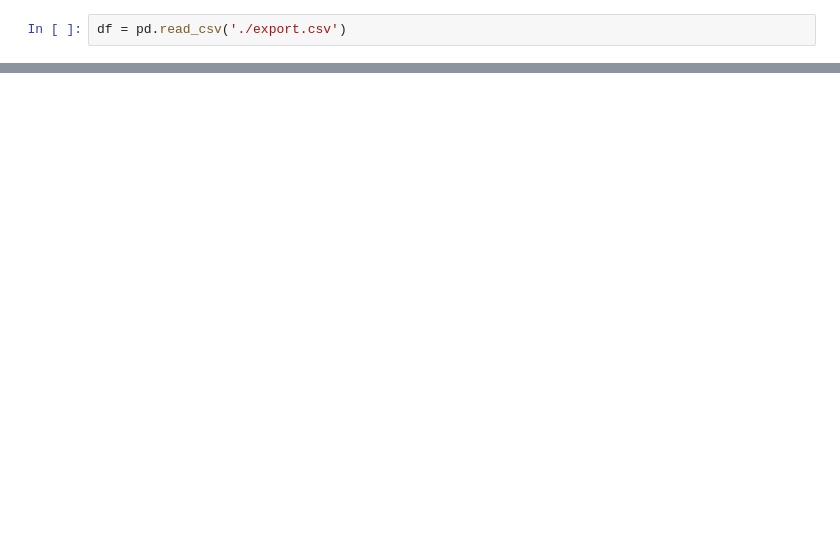
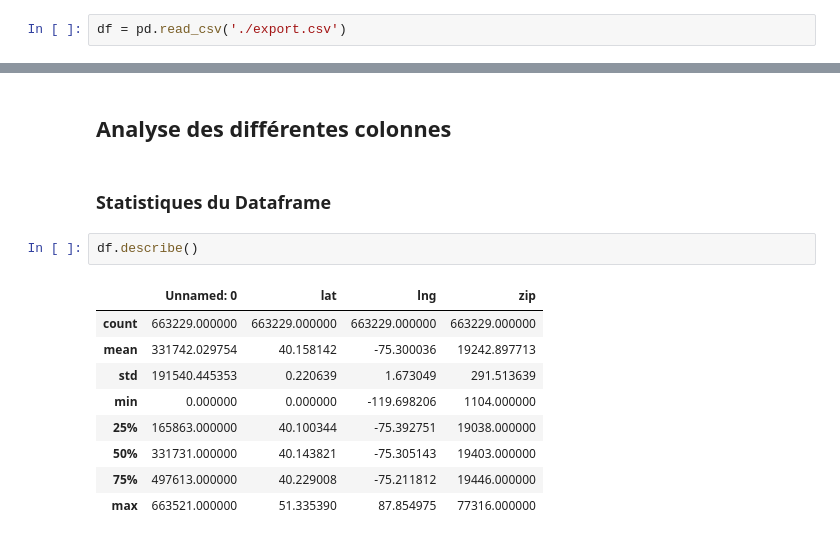
Before and after one commit to chainyo/analyse_donnees, a Jupyter notebook: analyse.ipynb, the cells around one changed output, grey strips where cells are left out. Cells and saved outputs as stored; diff of their text form; blank space fills up the shorter version.

```diff
--- a/analyse.ipynb
+++ b/analyse.ipynb
@@ -16,0 +44,16 @@ df.head()
+# %% [markdown]
+## Analyse des différentes colonnes
+# %% [markdown]
+### Statistiques du Dataframe
+# %%
+df.describe()
+# %% [output]
+|  | Unnamed: 0 | lat | lng | zip |
+| count | 663229.000000 | 663229.000000 | 663229.000000 | 663229.000000 |
+| mean | 331742.029754 | 40.158142 | -75.300036 | 19242.897713 |
+| std | 191540.445353 | 0.220639 | 1.673049 | 291.513639 |
+| min | 0.000000 | 0.000000 | -119.698206 | 1104.000000 |
+| 25% | 165863.000000 | 40.100344 | -75.392751 | 19038.000000 |
+| 50% | 331731.000000 | 40.143821 | -75.305143 | 19403.000000 |
+| 75% | 497613.000000 | 40.229008 | -75.211812 | 19446.000000 |
+| max | 663521.000000 | 51.335390 | 87.854975 | 77316.000000 |
```
Also changed, not shown: parts of 6 cells of this notebook, 1 other file.
